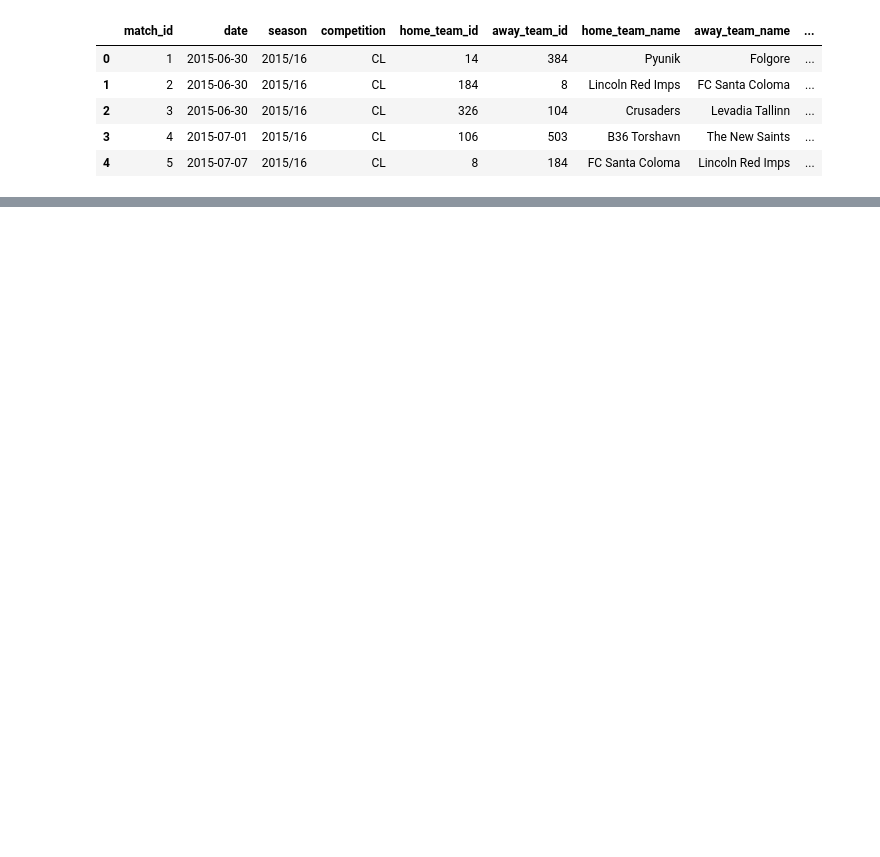
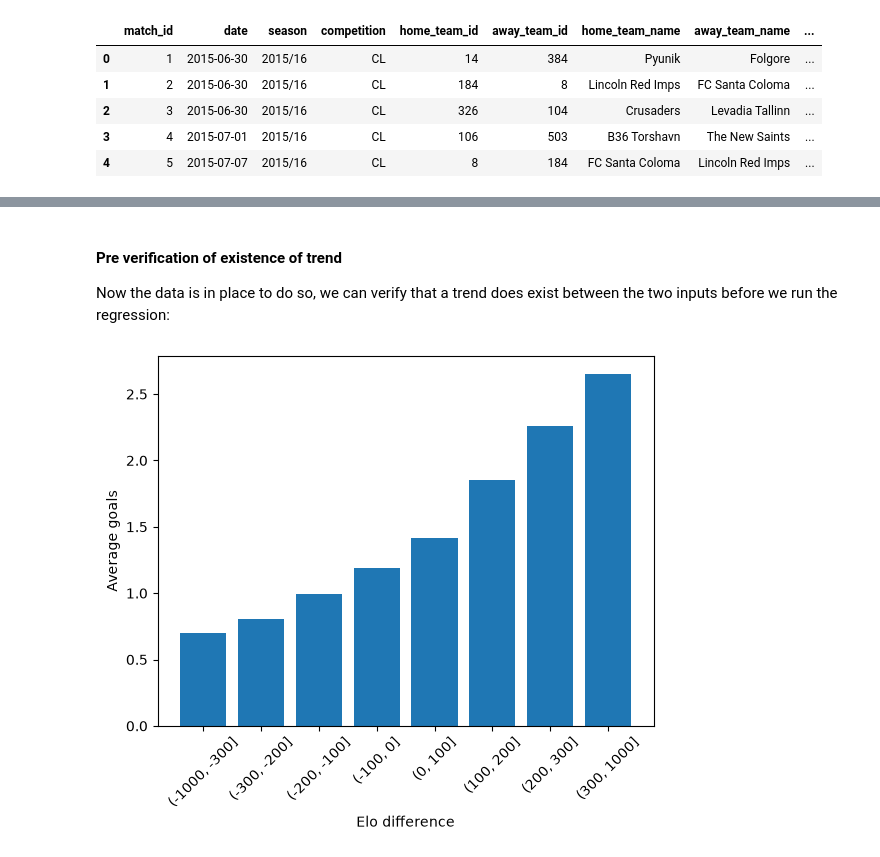
Before and after one commit to rohanhs568/UCL-MU-Predictor, a Jupyter notebook: notebooks/02_poisson_ml_model_.ipynb, the cells around one changed output, grey strips where cells are left out. Saved outputs shown, nothing was run; the diff lists cells and outputs as text; code cells hidden in the pictures; blank space fills up the shorter version.

```diff
--- a/notebooks/02_poisson_ml_model_.ipynb
+++ b/notebooks/02_poisson_ml_model_.ipynb
@@ -302,0 +312,36 @@ ml_table.head(20)
+# %% [markdown]
+#### Pre verification of existence of trend
+
+Now the data is in place to do so, we can verify that a trend does exist between the two inputs before we run the regression:
+# %%
+# check dist of goals scored wrt elo diff
+
+import matplotlib.pyplot as plt
+
+plot_table = plot_table = ml_table[
+    ml_table["season"].isin([
+        "2017/18",
+        "2018/19",
+        "2019/20",
+        "2020/21",
+        "2021/22",
+        "2022/23"
+    ])
+].copy()
+
+bins = [-1000, -300, -200, -100, 0, 100, 200, 300, 1000]
+
+plot_table["elo_bucket"] = pd.cut(
+    plot_table["elo_diff"],
+    bins=bins
+)
+
+bucket_goals = plot_table.groupby("elo_bucket", observed=True)["goals"].mean()
+
+plt.bar(bucket_goals.index.astype(str), bucket_goals.values)
+plt.xlabel("Elo difference")
+plt.ylabel("Average goals")
+plt.xticks(rotation=45)
+plt.show()
+# %% [output]
+[figure, added]
```
Also changed, not shown: parts of 25 cells of this notebook, 2 other files.
